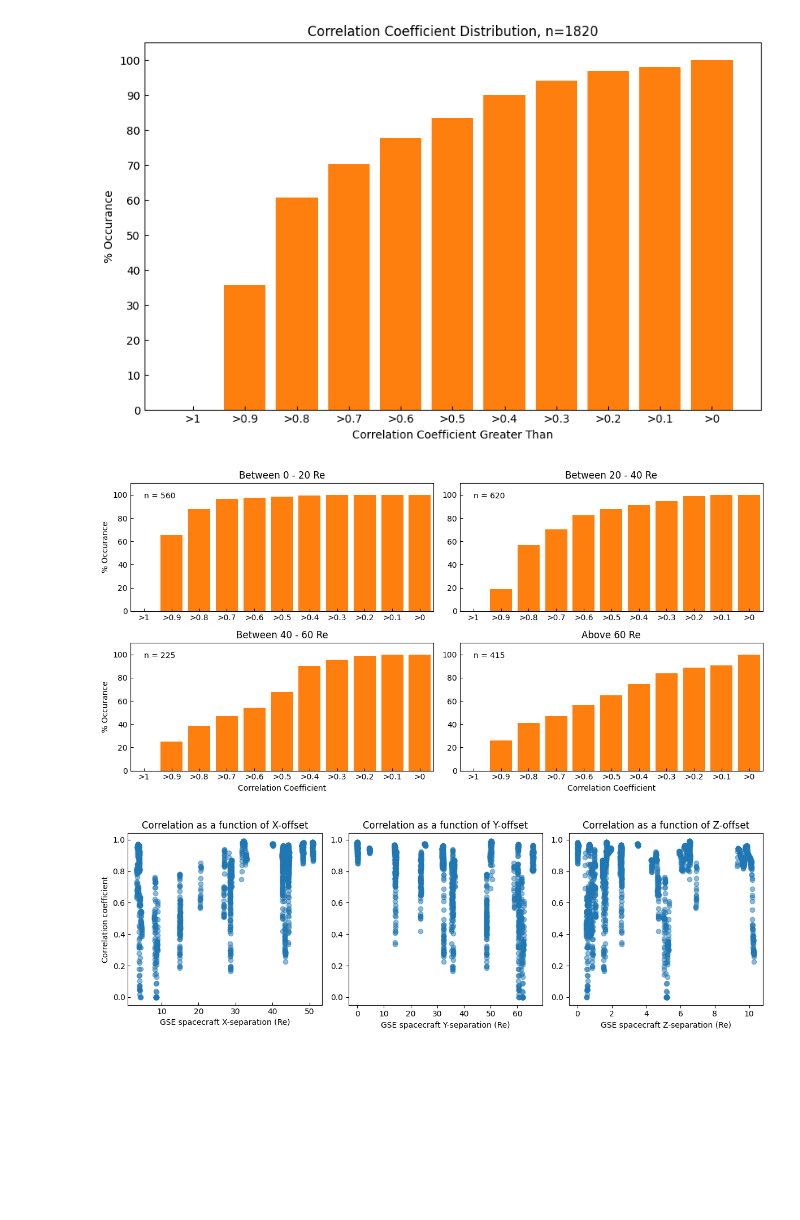
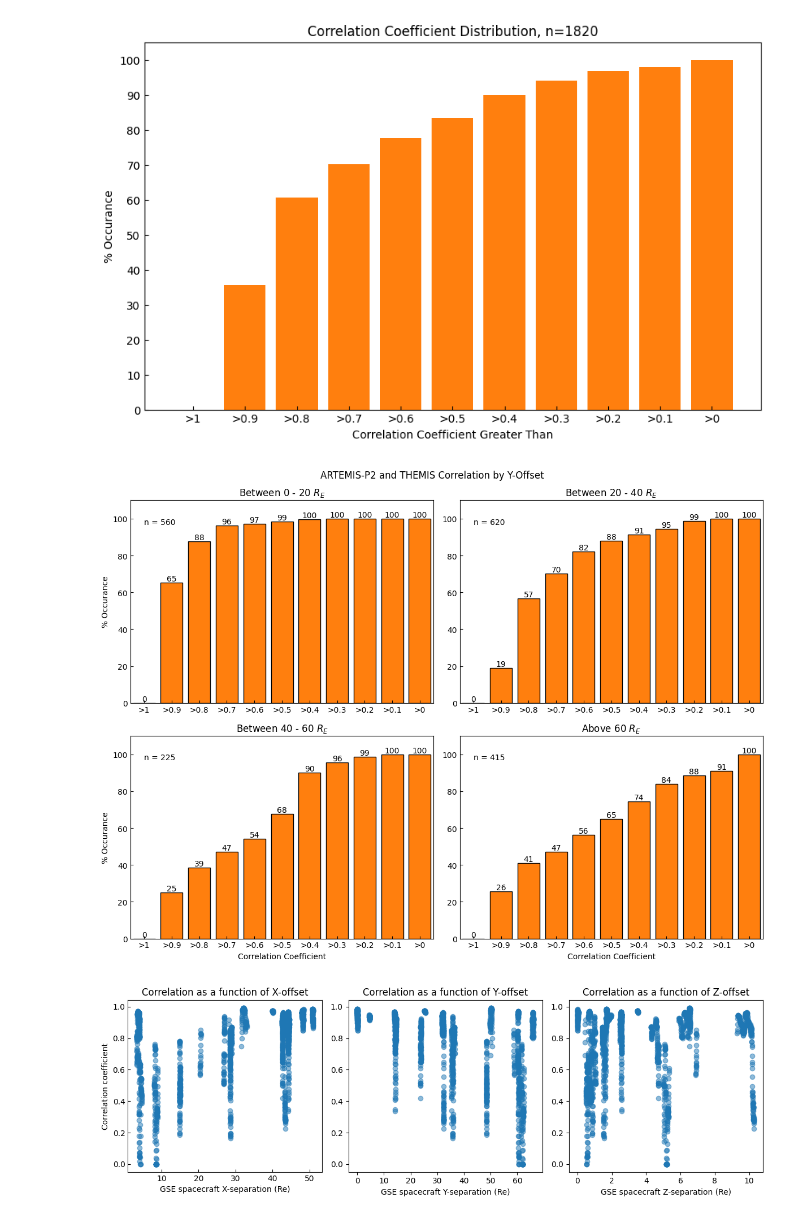
Before and after one commit to EspenFredrick/Solar-Wind-Reliability, a Jupyter notebook: SW-Width/SW-width.ipynb, the cells around one changed output. Drawn from its saved outputs; the diff is of its cells as text; code cells hidden in the pictures; blank space fills up the shorter version.

Commit message:
Made plots I guess

```diff
--- a/SW-Width/SW-width.ipynb
+++ b/SW-Width/SW-width.ipynb
@@ -549,35 +549,38 @@ bin_corrs={
     'sixtyPlus' : [sixtyPlus, sp]
 }
 # %%
-fig, ax = plt.subplots(2,2, figsize=(12,6))
+fig, ax = plt.subplots(2,2, figsize=(12,9))
 
 bins = [">1", ">0.9", ">0.8", ">0.7", ">0.6", ">0.5", ">0.4", ">0.3", ">0.2", ">0.1", ">0"]
 k = 0
 
 for i in range(0,2):
     for j in range(0,2):
         heights = [(np.sum(bin_corrs[list(bin_corrs.keys())[k]][0][10])/bin_corrs[list(bin_corrs.keys())[k]][1])*100, (np.sum(bin_corrs[list(bin_corrs.keys())[k]][0][9:10])/bin_corrs[list(bin_corrs.keys())[k]][1])*100, (np.sum(bin_corrs[list(bin_corrs.keys())[k]][0][8:10])/bin_corrs[list(bin_corrs.keys())[k]][1])*100, (np.sum(bin_corrs[list(bin_corrs.keys())[k]][0][7:10])/bin_corrs[list(bin_corrs.keys())[k]][1])*100, (np.sum(bin_corrs[list(bin_corrs.keys())[k]][0][6:10])/bin_corrs[list(bin_corrs.keys())[k]][1])*100, (np.sum(bin_corrs[list(bin_corrs.keys())[k]][0][5:10])/bin_corrs[list(bin_corrs.keys())[k]][1])*100, (np.sum(bin_corrs[list(bin_corrs.keys())[k]][0][4:10])/bin_corrs[list(bin_corrs.keys())[k]][1])*100, (np.sum(bin_corrs[list(bin_corrs.keys())[k]][0][3:10])/bin_corrs[list(bin_corrs.keys())[k]][1])*100, (np.sum(bin_corrs[list(bin_corrs.keys())[k]][0][2:10])/bin_corrs[list(bin_corrs.keys())[k]][1])*100, (np.sum(bin_corrs[list(bin_corrs.keys())[k]][0][1:10])/bin_corrs[list(bin_corrs.keys())[k]][1])*100, (np.sum(bin_corrs[list(bin_corrs.keys())[k]][0][0:10])/bin_corrs[list(bin_corrs.keys())[k]][1])*100]
 
         #ax[i,j].set_xlim(min(fgm_avg[list(fgm.keys())[k]]['bowshock'][1]), max(fgm_avg[list(fgm.keys())[k]]['bowshock'][1]))
         #ax[i,j].xaxis.set_major_formatter(mdates.DateFormatter('%H:%M'))
         ax[i,j].text(0, 97, "n = "+str(bin_corrs[list(bin_corrs.keys())[k]][1]))
         ax[i,j].tick_params(axis='both', direction='in')
         ax[i,j].set_xlim(-0.5, 10.5)
         ax[i,j].set_ylim(0, 110)
         ax[i,0].set_ylabel("% Occurance")
         ax[1,j].set_xlabel("Correlation Coefficient")
         k=k+1
 
-        ax[i,j].bar(bins, heights, color='C1')
+        bars = ax[i,j].bar(bins, heights, color='C1', width=0.8, edgecolor="black")
+        ax[i,j].bar_label(bars, fmt='%.0f')
 
-ax[0,0].set_title("Between 0 - 20 Re")
-ax[0,1].set_title("Between 20 - 40 Re")
-ax[1,0].set_title("Between 40 - 60 Re")
-ax[1,1].set_title("Above 60 Re")
+ax[0,0].set_title('Between 0 - 20 ' r'$R_E$')
+ax[0,1].set_title("Between 20 - 40 " r'$R_E$')
+ax[1,0].set_title("Between 40 - 60 " r'$R_E$')
+ax[1,1].set_title("Above 60 " r'$R_E$')
+
+plt.suptitle("ARTEMIS-P2 and THEMIS Correlation by Y-Offset")
 plt.tight_layout()
 plt.savefig("Plots/BarsByY", dpi=300)
 # %% [output]
-[figure, old version]
+[figure, new version]
 # %%
 fig, ax = plt.subplots(1, 3, figsize=(12,4))
 
```
Also changed, not shown: 5 other files.
